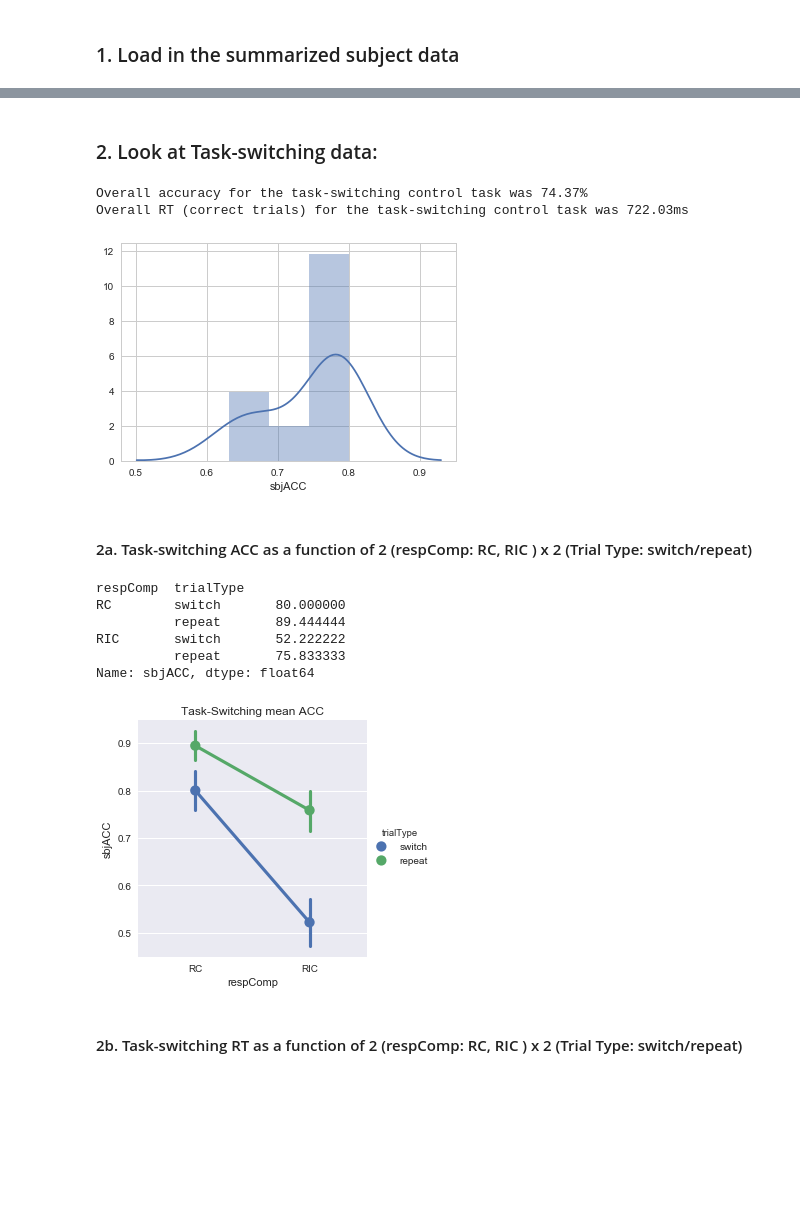
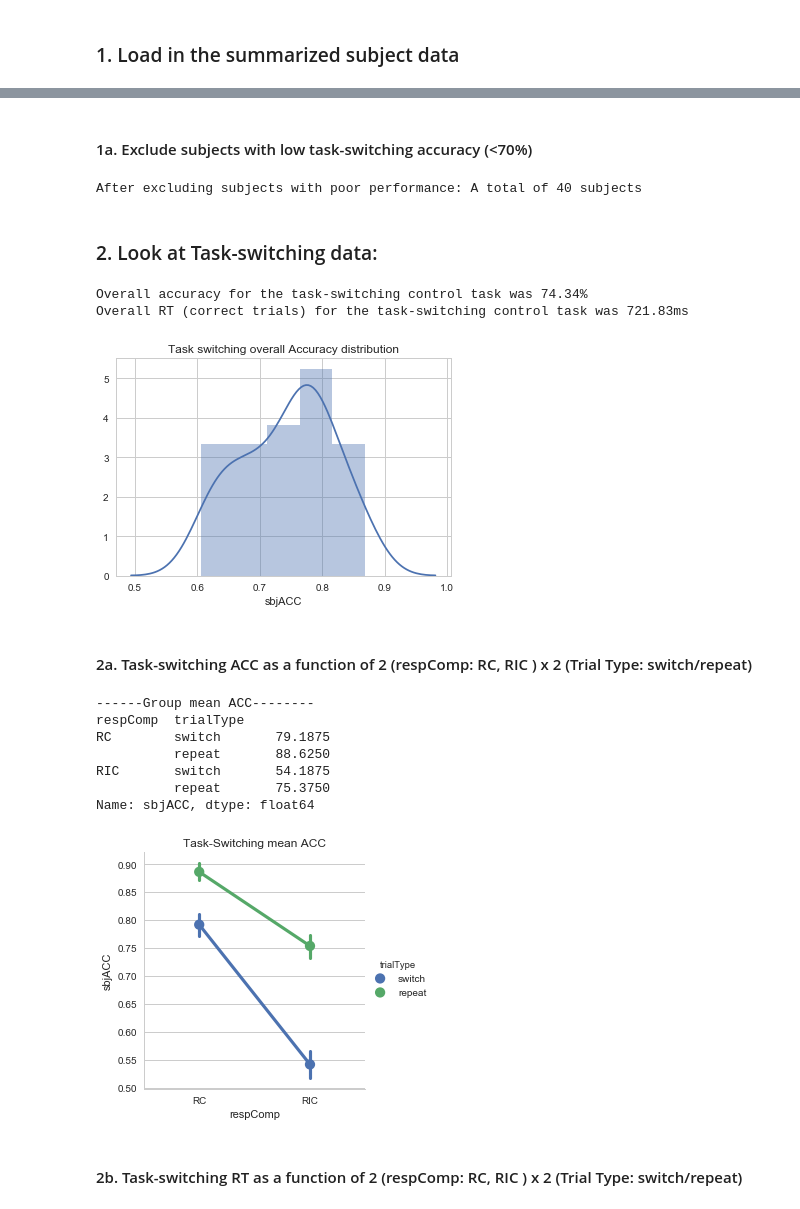
Before and after one commit to yuchinchiu/TSRC_v1_data, a Jupyter notebook: analysis_py/TSRC_basicAnalysis.ipynb, the cells around one changed output, grey strips where cells are left out. Drawn from its saved outputs; the diff is of its cells as text; code cells hidden in the pictures; blank space fills up the shorter version.

```diff
--- a/analysis_py/TSRC_basicAnalysis.ipynb
+++ b/analysis_py/TSRC_basicAnalysis.ipynb
@@ -17,34 +41,56 @@ A total of 9 subjects
+# %% [markdown]
+#### 1a. Exclude subjects with low task-switching accuracy (<70%)
+# %%
+#%% do a fist pass to exclude subjects with low cued task accuracy
+goodSbj=[]
+excludeSbj=[]
+for S in np.unique(df.sbjId):
+    D = df.loc[df.sbjId==S]
+    if D[D.phase=='TaskSw'].sbjACC.mean()*100 > 60:
+        goodSbj.append(S)
+    else:
+        excludeSbj.append(S)
+for S in excludeSbj:
+    df.drop(df[df.sbjId==S].index, axis=0, inplace=True)
+validSCNT = len(np.unique(df.sbjId))
+print('After excluding subjects with poor performance: A total of ' + str(validSCNT) + ' subjects')
+# %% [output]
+After excluding subjects with poor performance: A total of 40 subjects
 # %% [markdown]
 ### 2. Look at Task-switching data:
 # %%
 df_tskSw = df.loc[df.phase=='TaskSw',:]
 sbj_tsACC = df_tskSw.groupby('sbjId').sbjACC.mean()
 #print(sbj_tsACC)  # might need to exclude low accuracy subjects later on - lower than 70% or 65%
 sns.distplot(sbj_tsACC)
+plt.title('Task switching overall Accuracy distribution')
 TS_meanACC = df_tskSw.groupby('sbjId').sbjACC.mean().mean()*100
 TS_meanRT = df_tskSw.loc[df_tskSw.sbjACC==1,:].groupby('sbjId').sbjRT.mean().mean()
 print('Overall accuracy for the task-switching control task was ' + '{:.2f}'.format(TS_meanACC) + '%')
 print('Overall RT (correct trials) for the task-switching control task was ' + '{:.2f}'.format(TS_meanRT) + 'ms')
 # %% [output]
-Overall accuracy for the task-switching control task was 74.37%
-Overall RT (correct trials) for the task-switching control task was 722.03ms
+Overall accuracy for the task-switching control task was 74.34%
+Overall RT (correct trials) for the task-switching control task was 721.83ms
-[figure, old version]
+[figure, new version]
 # %% [markdown]
 #### 2a. Task-switching ACC as a function of 2 (respComp: RC, RIC ) x 2 (Trial Type: switch/repeat)
 # %%
 sns.factorplot(x='respComp',y='sbjACC', data=df_tskSw, hue='trialType')
 plt.title("Task-Switching mean ACC")
-condMACC = df_tskSw.groupby(['sbjId','respComp','trialType']).sbjACC.mean()
-gpResult_ts_acc  = condMACC.groupby(['respComp','trialType']).mean()*100
+condM_ts_acc = df_tskSw.groupby(['sbjId','respComp','trialType']).sbjACC.mean().reset_index()
+# a dataframe of subject x condition
+gpResult_ts_acc  = condM_ts_acc.groupby(['respComp','trialType']).sbjACC.mean()*100
+print('------Group mean ACC--------')
 print(gpResult_ts_acc)
 # %% [output]
+------Group mean ACC--------
 respComp  trialType
-RC        switch       80.000000
-          repeat       89.444444
-RIC       switch       52.222222
-          repeat       75.833333
+RC        switch       79.1875
+          repeat       88.6250
+RIC       switch       54.1875
+          repeat       75.3750
 Name: sbjACC, dtype: float64
-[figure, old version]
+[figure, new version]
 # %% [markdown]
 #### 2b. Task-switching RT as a function of 2 (respComp: RC, RIC ) x 2 (Trial Type: switch/repeat)
 # %%
```
Also changed, not shown: parts of 17 cells of this notebook.
